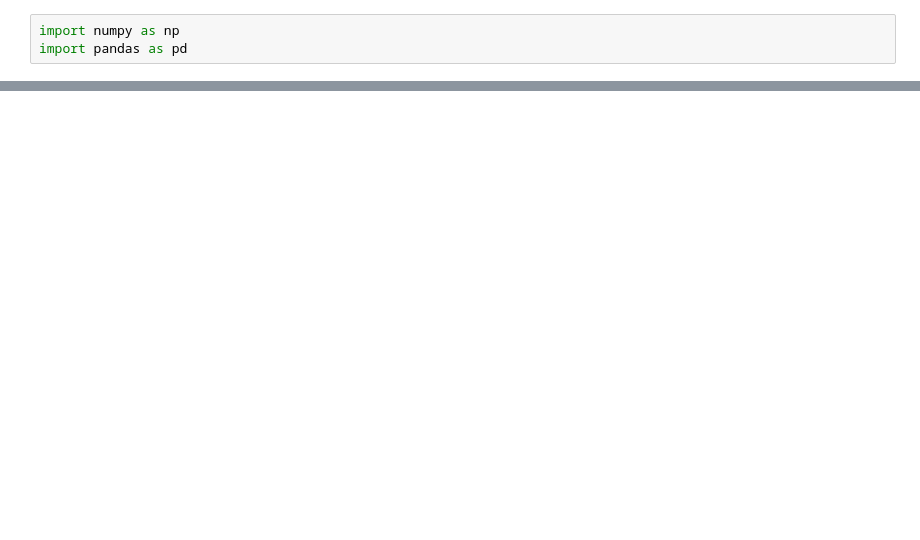
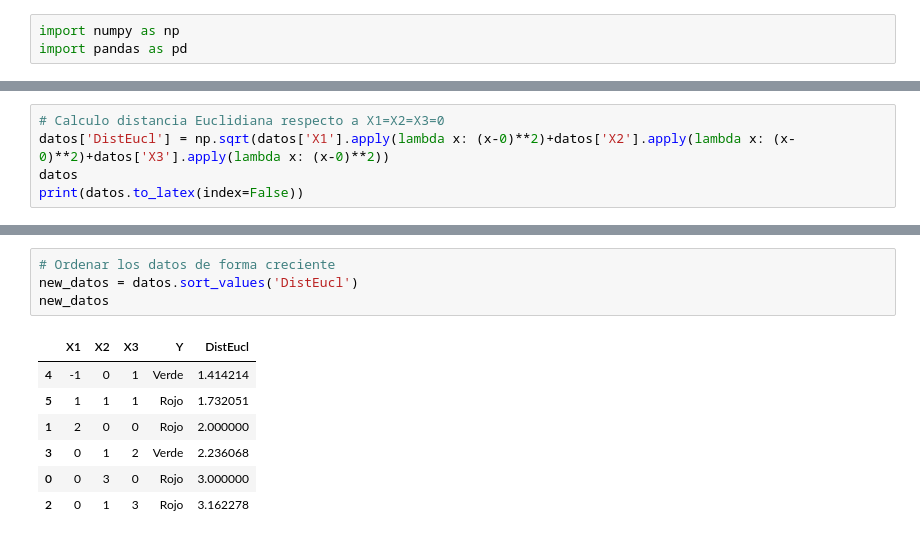
Before and after one commit to mequiroz/mat281_portfolio, a Jupyter notebook: homeworks/Tarea1.ipynb, the cells around one changed output, grey strips where cells are left out. Cells and saved outputs as stored; diff of their text form; blank space fills up the shorter version.

```diff
--- a/homeworks/Tarea1.ipynb
+++ b/homeworks/Tarea1.ipynb
@@ -25,0 +21,5 @@ drive.mount('/content/drive')
+# %%
+# Calculo distancia Euclidiana respecto a X1=X2=X3=0
+datos['DistEucl'] = np.sqrt(datos['X1'].apply(lambda x: (x-0)**2)+datos['X2'].apply(lambda x: (x-0)**2)+datos['X3'].apply(lambda x: (x-0)**2))
+datos
+print(datos.to_latex(index=False))
@@ -25,0 +39,12 @@ drive.mount('/content/drive')
+# %%
+# Ordenar los datos de forma creciente
+new_datos = datos.sort_values('DistEucl')
+new_datos
+# %% [output]
+|  | X1 | X2 | X3 | Y | DistEucl |
+| 4 | -1 | 0 | 1 | Verde | 1.414214 |
+| 5 | 1 | 1 | 1 | Rojo | 1.732051 |
+| 1 | 2 | 0 | 0 | Rojo | 2.000000 |
+| 3 | 0 | 1 | 2 | Verde | 2.236068 |
+| 0 | 0 | 3 | 0 | Rojo | 3.000000 |
+| 2 | 0 | 1 | 3 | Rojo | 3.162278 |
```
Also changed, not shown: parts of 23 cells of this notebook.
